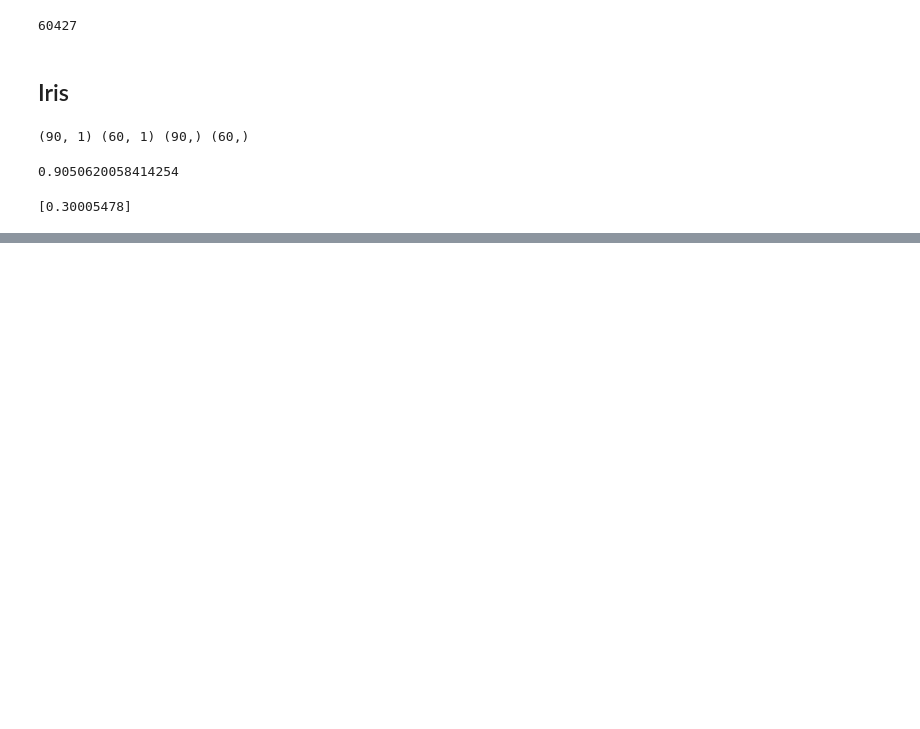
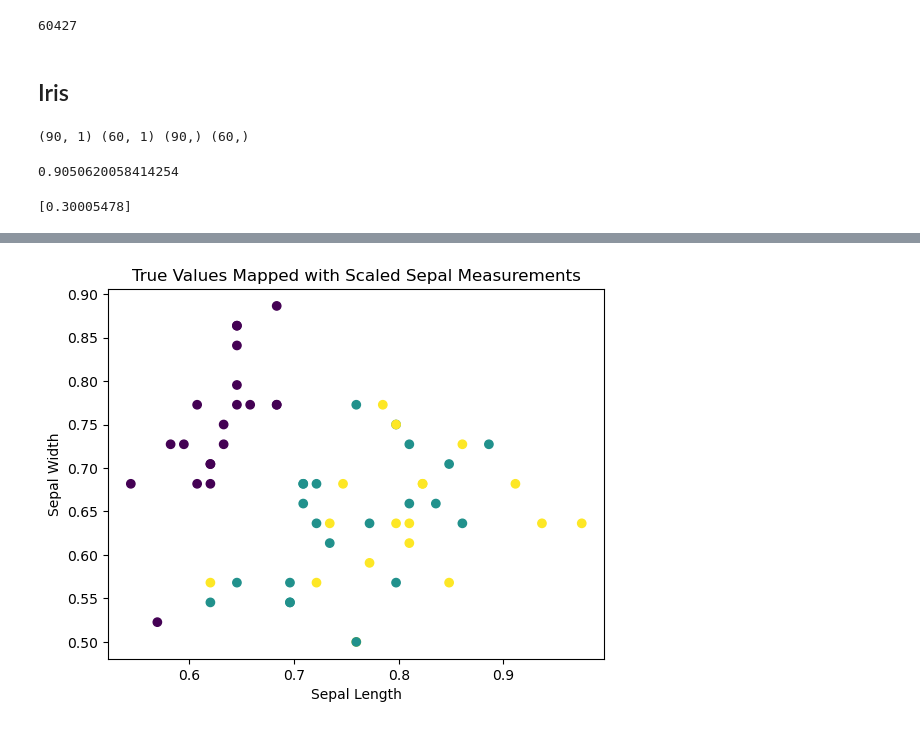
Before and after one commit to DanielnRose/svm, a Jupyter notebook: svm.ipynb, the cells around one changed output, grey strips where cells are left out. Cells and saved outputs as stored; diff of their text form; code cells hidden in the pictures; blank space fills up the shorter version.

```diff
--- a/svm.ipynb
+++ b/svm.ipynb
@@ -233,3 +235,6 @@ print(clf.score(X_test, y_test))
 print(clf.predict([[1]]))
 # %% [output]
 [0.30005478]
+# %%
+iris = pd.read_csv("Iris.csv")
+iris.head()
@@ -235,0 +303,8 @@ print(clf.predict([[1]]))
+# %%
+# plot the test set by Sepal Measurements, decide color based on actual results
+plt.scatter(x = X_test["SepalLengthCm"], y = X_test["SepalWidthCm"], c=y_test)
+plt.xlabel("Sepal Length")
+plt.ylabel("Sepal Width")
+plt.title("True Values Mapped with Scaled Sepal Measurements");
+# %% [output]
+[figure, added]
```
Also changed, not shown: parts of 11 cells of this notebook.
